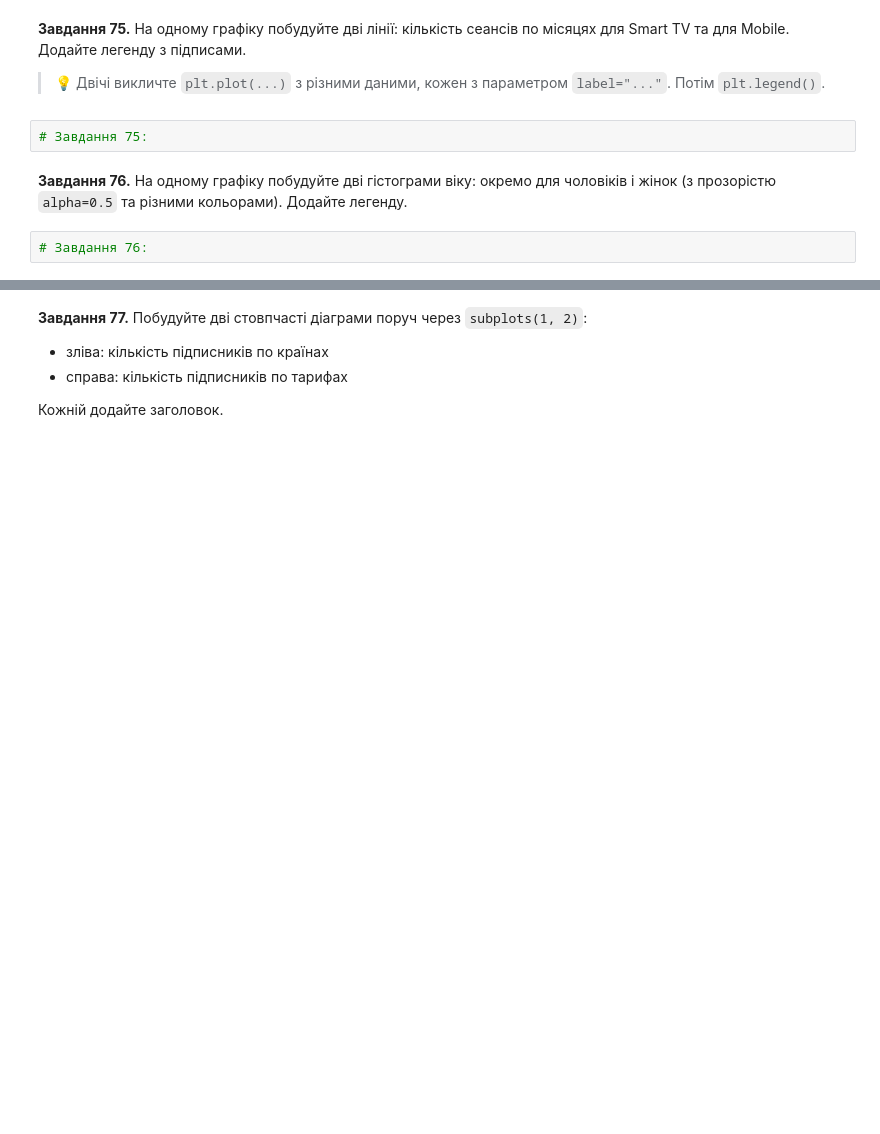
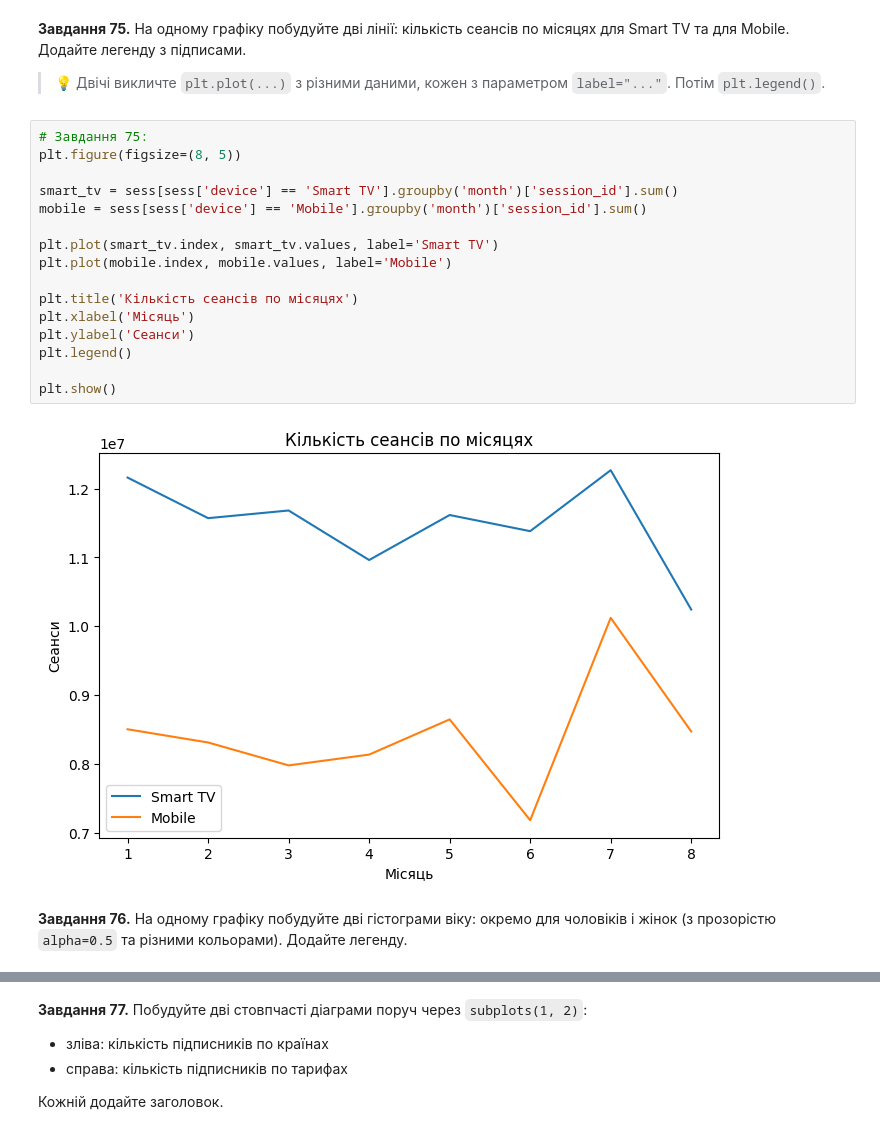
Before and after one commit to NadiiaIvashchuk/DTA_2026, a Jupyter notebook: classmade/pandas_viz_practice.ipynb, the cells around one changed output, grey strips where cells are left out. Saved outputs shown, nothing was run; the diff lists cells and outputs as text; blank space fills up the shorter version.

```diff
--- a/classmade/pandas_viz_practice.ipynb
+++ b/classmade/pandas_viz_practice.ipynb
@@ -1385,9 +1385,23 @@ plt.show()
 **Завдання 75.** На одному графіку побудуйте дві лінії: кількість сеансів по місяцях для Smart TV та для Mobile. Додайте легенду з підписами.
 
 > 💡 Двічі викличте `plt.plot(...)` з різними даними, кожен з параметром `label="..."`. Потім `plt.legend()`.
-# %%
-# Завдання 75:
+# %%
+# Завдання 75:
+plt.figure(figsize=(8, 5))
+
+smart_tv = sess[sess['device'] == 'Smart TV'].groupby('month')['session_id'].sum()
+mobile = sess[sess['device'] == 'Mobile'].groupby('month')['session_id'].sum()
+
+plt.plot(smart_tv.index, smart_tv.values, label='Smart TV')
+plt.plot(mobile.index, mobile.values, label='Mobile')
+
+plt.title('Кількість сеансів по місяцях')
+plt.xlabel('Місяць')
+plt.ylabel('Сеанси')
+plt.legend()
+
+plt.show()
+# %% [output]
+[figure, added]
 # %% [markdown]
 **Завдання 76.** На одному графіку побудуйте дві гістограми віку: окремо для чоловіків і жінок (з прозорістю `alpha=0.5` та різними кольорами). Додайте легенду.
-# %%
-# Завдання 76:
```
Also changed, not shown: parts of 10 cells of this notebook.
